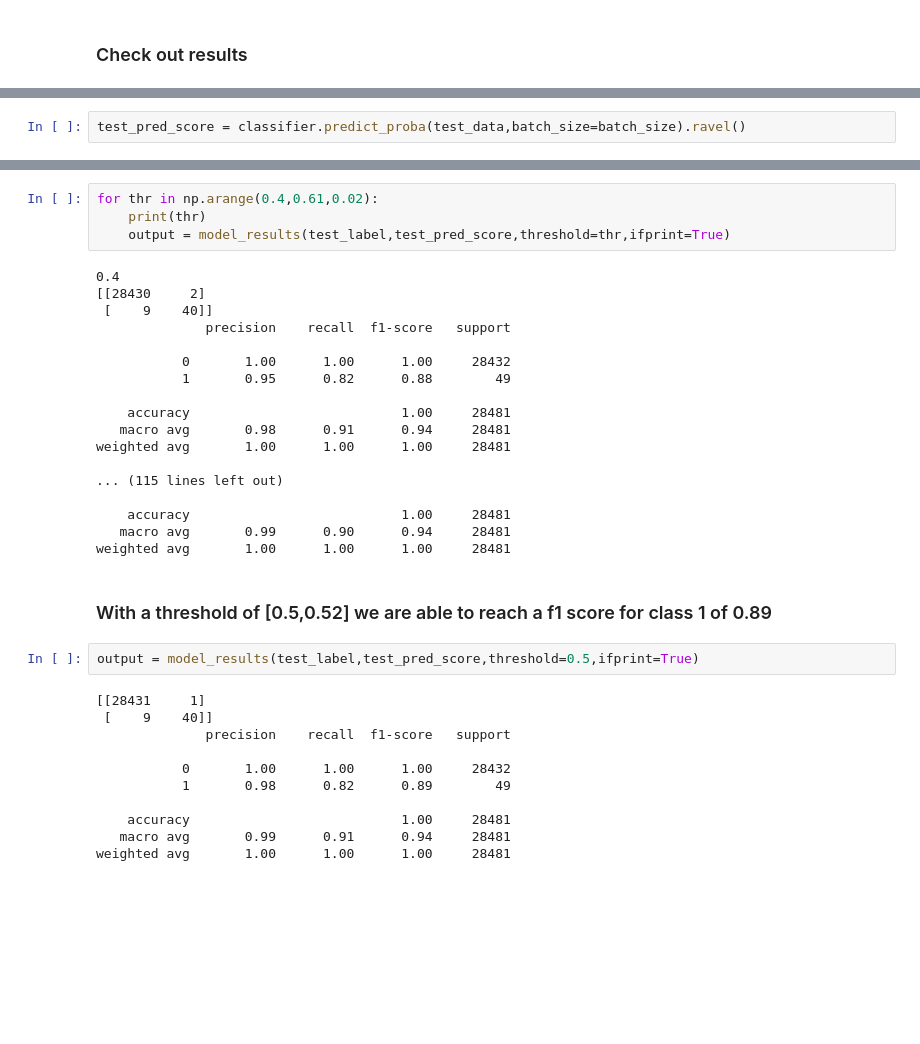
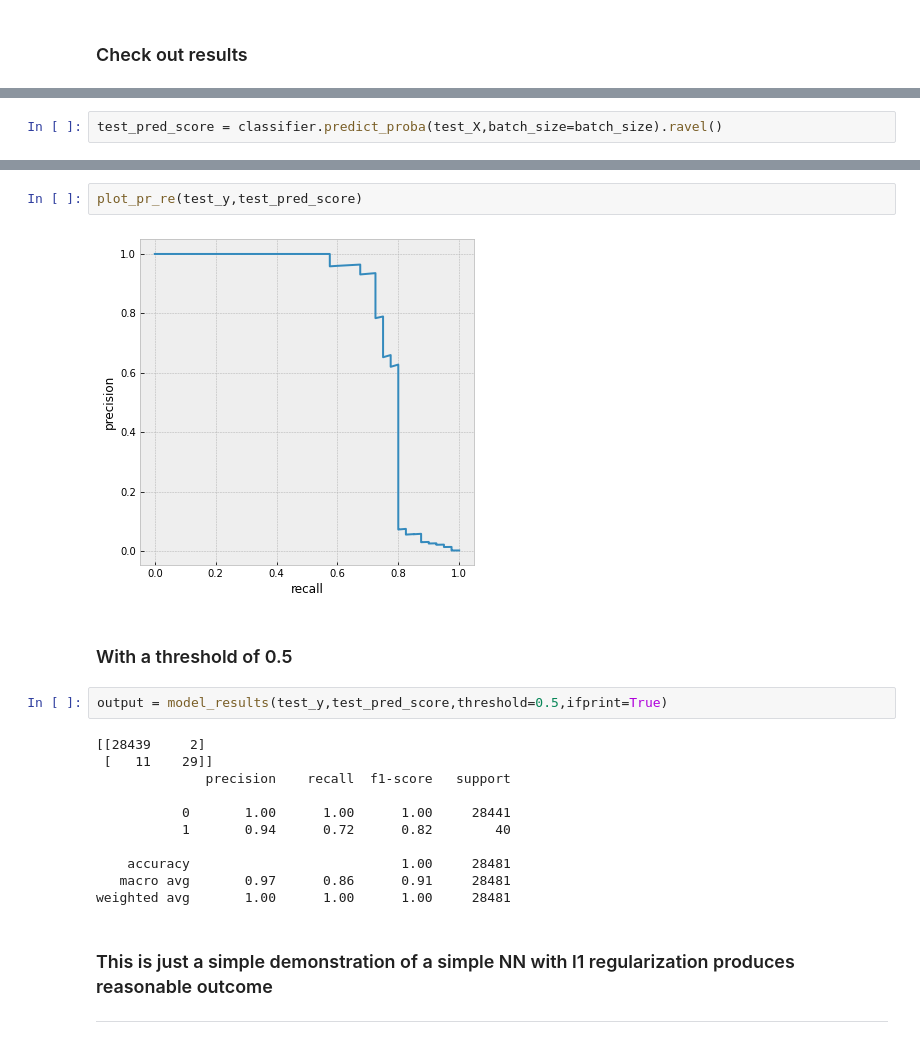
Before and after one commit to mzhou356/creditCardFraud, a Jupyter notebook: SupervisedLearning/notebooks/Supervised_NN_Binary_Classifier.ipynb, the cells around one changed output, grey strips where cells are left out. Cells and saved outputs as stored; diff of their text form; blank space fills up the shorter version.

```diff
--- a/SupervisedLearning/notebooks/Supervised_NN_Binary_Classifier.ipynb
+++ b/SupervisedLearning/notebooks/Supervised_NN_Binary_Classifier.ipynb
@@ -119,2 +149,2 @@ test_data, test_label = testing.drop("Class",axis=1).values, testing.Class
 # %%
-test_pred_score = classifier.predict_proba(test_data,batch_size=batch_size).ravel()
+test_pred_score = classifier.predict_proba(test_X,batch_size=batch_size).ravel()
@@ -125,37 +151,22 @@ test_evaluation = classifier.evaluate(test_data, test_label, batch_size=batch_si
-# %%
-for thr in np.arange(0.4,0.61,0.02):
-    print(thr)
-    output = model_results(test_label,test_pred_score,threshold=thr,ifprint=True)
-# %% [output]
-0.4
-[[28430     2]
- [    9    40]]
-              precision    recall  f1-score   support
-
-           0       1.00      1.00      1.00     28432
-           1       0.95      0.82      0.88        49
-
-    accuracy                           1.00     28481
-   macro avg       0.98      0.91      0.94     28481
-weighted avg       1.00      1.00      1.00     28481
-
-... (115 lines left out)
-
-    accuracy                           1.00     28481
-   macro avg       0.99      0.90      0.94     28481
-weighted avg       1.00      1.00      1.00     28481
+# %%
+plot_pr_re(test_y,test_pred_score)
+# %% [output]
+[figure, added]
 # %% [markdown]
-### With a threshold of [0.5,0.52] we are able to reach a f1 score for class 1 of 0.89
+### With a threshold of 0.5
 # %%
-output = model_results(test_label,test_pred_score,threshold=0.5,ifprint=True)
+output = model_results(test_y,test_pred_score,threshold=0.5,ifprint=True)
 # %% [output]
-[[28431     1]
- [    9    40]]
+[[28439     2]
+ [   11    29]]
               precision    recall  f1-score   support
 
-           0       1.00      1.00      1.00     28432
-           1       0.98      0.82      0.89        49
+           0       1.00      1.00      1.00     28441
+           1       0.94      0.72      0.82        40
 
     accuracy                           1.00     28481
-   macro avg       0.99      0.91      0.94     28481
+   macro avg       0.97      0.86      0.91     28481
 weighted avg       1.00      1.00      1.00     28481
+# %% [markdown]
+### This is just a simple demonstration of a simple NN with l1 regularization produces reasonable outcome
+----
```
Also changed, not shown: parts of 26 cells of this notebook.
